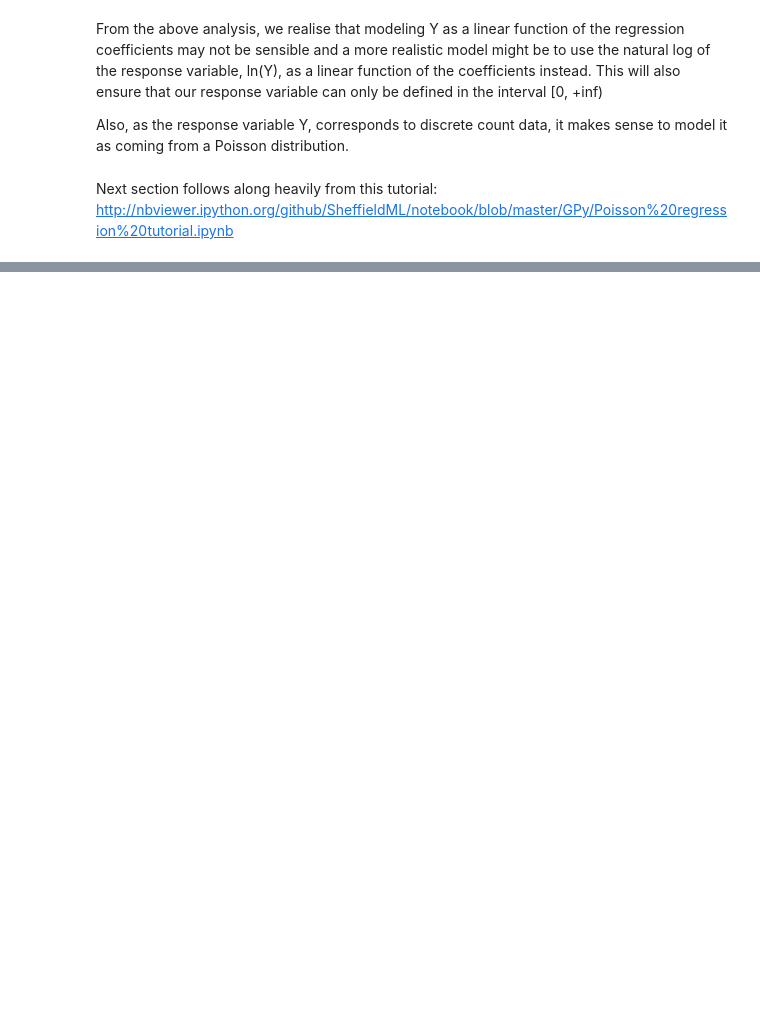
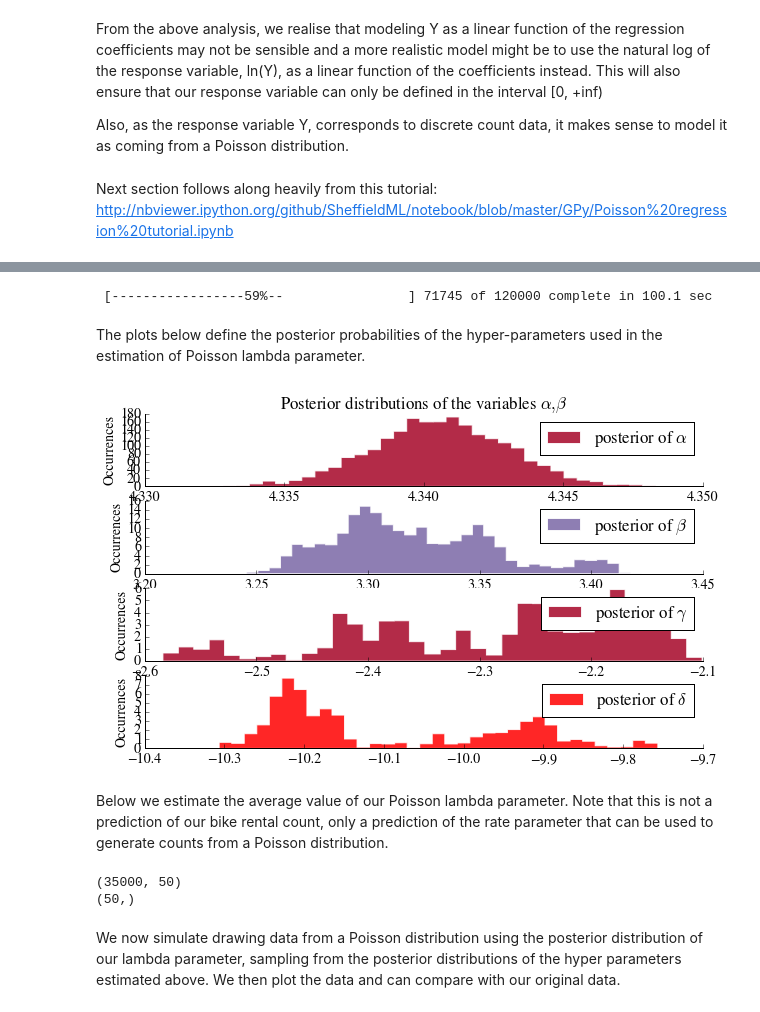
Before and after one commit to fraser-campbell/Machine-Learning-Projects, a Jupyter notebook: Bike Sharing/Bike Sharing.ipynb, the cells around one changed output, grey strips where cells are left out. Cells and saved outputs as stored; diff of their text form; code cells hidden in the pictures; blank space fills up the shorter version.

Commit message:
Updated Bayesian techniques for count data

```diff
--- a/Bike Sharing/Bike Sharing.ipynb
+++ b/Bike Sharing/Bike Sharing.ipynb
@@ -476,11 +468,0 @@ def poisson(x, beta, alpha=0):
-# %%
-x = np.linspace( -4, 4, 100 )
-
-plt.plot(x, poisson( x, -1.5), label = r"$\beta = -1.5$", ls= "--", lw =1 )
-plt.plot(x, poisson( x, -1.2), label = r"$\beta = -1.2$", ls= "--", lw =1)
-plt.plot(x, poisson( x, -1), label = r"$\beta = -1$", ls= "--", lw =1)
-
-plt.plot(x, poisson( x, -1.5,1), label = r"$\beta = -1.5, \alpha = 1$",
-    color = "#348ABD")
-
-plt.legend(loc = "upper right");
@@ -625,0 +511,63 @@ Plotting alpha
+# %%
+# MCMC Simulation code
+map_ = mc.MAP(model)
+map_.fit()
+mcmc = mc.MCMC(model)
+mcmc.sample(120000, 50000, 2)
+# %% [output]
+ [-----------------59%--                ] 71745 of 120000 complete in 100.1 sec
+# %% [markdown]
+The plots below define the posterior probabilities of the hyper-parameters used in the estimation of Poisson lambda parameter.
+# %%
+alpha_samples = mcmc.trace('alpha')[:, None]  # best to make them 1d
+beta_samples = mcmc.trace('beta')[:, None]
+gamma_samples = mcmc.trace('gamma')[:, None]
+delta_samples = mcmc.trace('delta')[:, None]
+
+# histograms of the samples:
+plt.subplot(411)
+plt.title(r"Posterior distributions of the variables $\alpha, \beta$")
+plt.ylabel("Occurrences")
+plt.hist(alpha_samples2, histtype='stepfilled', bins=35, alpha=0.85,
+         label=r"posterior of $\alpha$", color="#A60628", normed=True)
+plt.legend()
+remove_border()
+
+plt.subplot(412)
+plt.ylabel("Occurrences")
+plt.hist(beta_samples2, histtype='stepfilled', bins=35, alpha=0.85,
+         label=r"posterior of $\beta$", color="#7A68A6", normed=True)
+plt.legend()
+remove_border()
+
+plt.subplot(413)
+plt.ylabel("Occurrences")
+plt.hist(gamma_samples2, histtype='stepfilled', bins=35, alpha=0.85,
+         label=r"posterior of $\gamma$", color="#A60628", normed=True)
+plt.legend()
+remove_border()
+
+plt.subplot(414)
+plt.ylabel("Occurrences")
+plt.hist(delta_samples2, histtype='stepfilled', bins=35, alpha=0.85,
+         label=r"posterior of $\delta$", color="red", normed=True)
+plt.legend()
+remove_border()
+# %% [output]
+[figure, added]
+# %% [markdown]
+Below we estimate the average value of our Poisson lambda parameter. Note that this is not a prediction of our bike rental count, only a prediction of the rate parameter that can be used to generate counts from a Poisson distribution.
+# %%
+t = np.linspace(hour_norm.min(), hour_norm.max(), 50)[:, None]
+t2 = np.linspace(hour_2_norm.min(), hour_2_norm.max(), 50)[:, None]
+t3 = np.linspace(hour_3_norm.min(), hour_3_norm.max(), 50)[:, None]
+lambda_ =  np.exp(np.dot(beta_samples, t.T) + np.dot(gamma_samples, t2.T) + np.dot(delta_samples, t3.T) + alpha_samples)
+mean_count_t_ = lambda_.mean(axis=0)
+# plt.plot(t, mean_count_t_)
+print lambda_.shape
+print mean_count_t_.shape
+# %% [output]
+(35000, 50)
+(50,)
+# %% [markdown]
+We now simulate drawing data from a Poisson distribution using the posterior distribution of our lambda parameter, sampling from the posterior distributions of the hyper parameters estimated above. We then plot the data and can compare with our original data.
```
Also changed, not shown: parts of 43 cells of this notebook.
